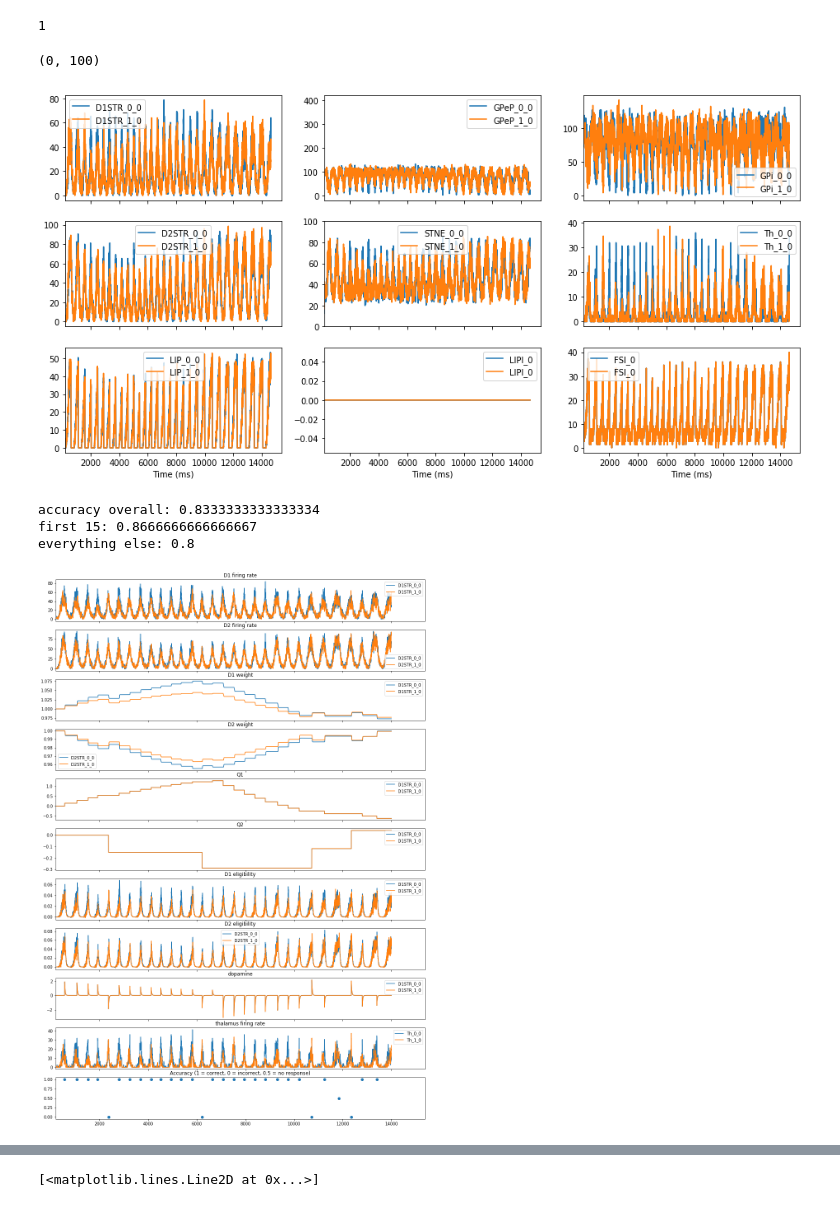
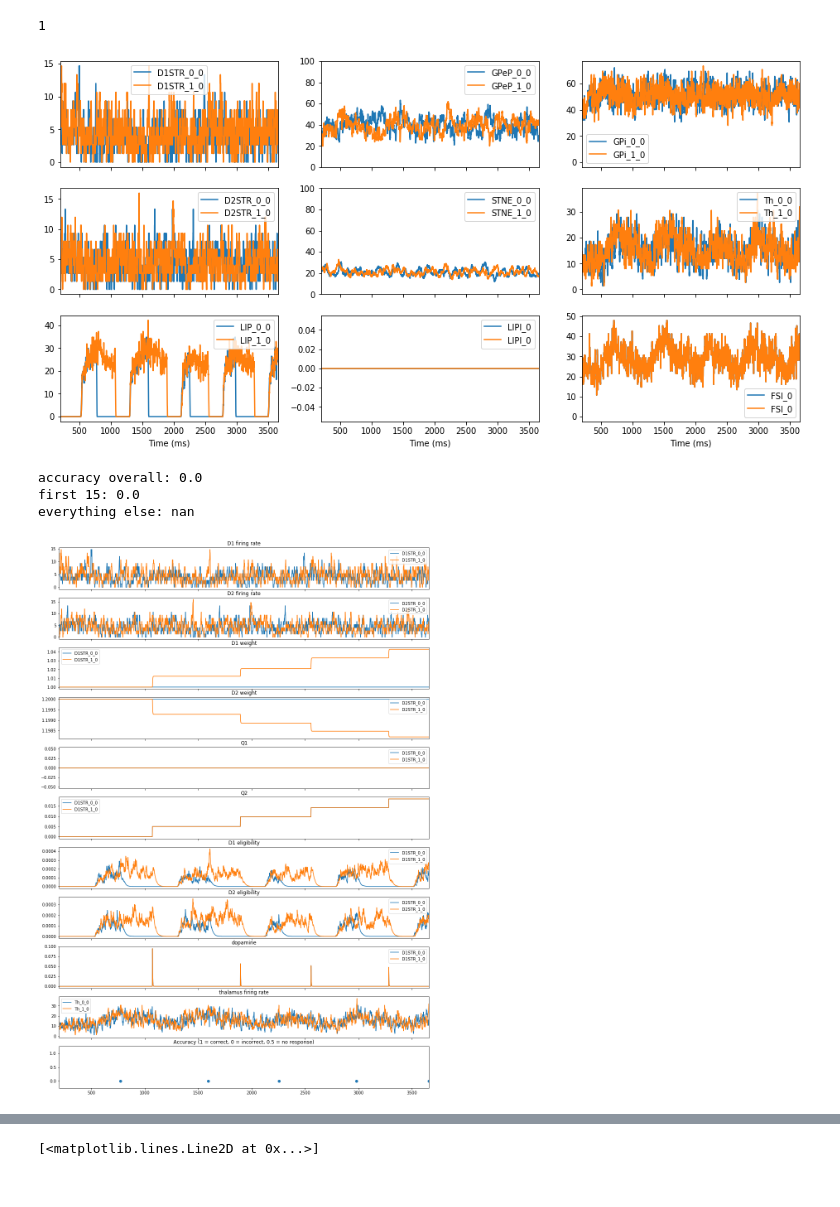
Before and after one commit to CoAxLab/CBGT, a Jupyter notebook: Continuous.ipynb, the cells around one changed output, grey strips where cells are left out. Drawn from its saved outputs; the diff is of its cells as text; code cells hidden in the pictures.

```diff
--- a/Continuous.ipynb
+++ b/Continuous.ipynb
@@ -29,24 +27,28 @@ ng.setDirectory("continuous022")
 # %%
+ng.setDirectory("Downloads/cbgt_300ms/testdir3")
+#ng.setDirectory("/Users/CatiVich/Documents/GitHub/continuous02")
+#ng.setDirectory("continuous03")
 t           = 0
-stim        = 2.52 # 2.9 #
+stim        = 2.9 # 2.52 # 2.7 #
 preset_dict = [{'cxd': {'dest': [0, 1], 'mult': [1, 1], 'src': [0, 1]}, #[1.0325, 0.96]
              'cxi': {'dest': [0, 1], 'mult': [1.0, 1.0], 'src': [0, 1]}}]
+
 
 Choices     =    2
 BaseStim    =    [0.00]
 Dynamic     =    [30.0]
-Start       =    200
+Start       =    500
 popscale    =    0.3
 
 GPiExtEff   =   5.925
-STNExtEff   =   2.59
-STNExtFreq  =   4.45
+STNExtEff   =   1.6    #2.59    #1.59
+STNExtFreq  =   1.195  #0.445
 
-CxSTR      =    0.025
-CxTh       =    0.05
-CxFSI      =    0.02
-ThSTR      =    [0.0375]
-ThCx       =    0.001
+CxSTR      =    0.0025    #0.25
+CxTh       =    0.05    #0.003   #0.015
+CxFSI      =    0.02    #0.2
+ThSTR      =    [0.0375] # 0.375
+ThCx       =    0.001   #0.01
 
 sweepcount = ng.configureSweep(0, experiment='mc', preset=preset_dict,
                                 Start=Start, popscale=popscale,
@@ -61,9 +63,7 @@ sweepcount
 # %% [output]
 1
 # %%
-ng.compileOnly(1,0,sweepcount)
+ng.compileAndRunSweep(1,0,sweepcount)
-# %%
-ng.compileAndRunSweep(8,0,sweepcount)
 # %%
 results = ng.readAllTrialResults(8,0,sweepcount,['popfreqs','popweights','popQ1s','popQ2s','dopamine', 'popEs'])
 # %%
@@ -74,31 +74,33 @@ for sn in range(sweepcount):
         decisions[sn].append(ng.findOutputs2(result)['decisions'])
 #decisions
 # %%
-result = results[0][3]
+result = results[0][0]
 
 f, (ax1, ax2, ax3) = plt.subplots(3, 3, figsize=(16,8), sharex=True)
 for i in range(0,result['dims']['choices']):
     result['popfreqs'].plot(x='Time (ms)', y='D1STR_'+str(i)+'_0', ax=ax1[0])
     result['popfreqs'].plot(x='Time (ms)', y='GPeP_'+str(i)+'_0', ax=ax1[1])
     result['popfreqs'].plot(x='Time (ms)', y='GPi_'+str(i)+'_0', ax=ax1[2])
     result['popfreqs'].plot(x='Time (ms)', y='D2STR_'+str(i)+'_0', ax=ax2[0])
     result['popfreqs'].plot(x='Time (ms)', y='STNE_'+str(i)+'_0', ax=ax2[1])
     result['popfreqs'].plot(x='Time (ms)', y='Th_'+str(i)+'_0', ax=ax2[2])
     result['popfreqs'].plot(x='Time (ms)', y='LIP_'+str(i)+'_0', ax=ax3[0])
     result['popfreqs'].plot(x='Time (ms)', y='LIPI_0', ax=ax3[1])
     result['popfreqs'].plot(x='Time (ms)', y='FSI'+'_0', ax=ax3[2])
 
 for ax, axx, axxx in zip(ax1, ax2, ax3):
     ax.set_xlim(200, ax.get_xlim()[-1])#(750,900)#
     axx.set_xlim(200, axx.get_xlim()[-1])#(750,900)#
     axxx.set_xlim(200, axxx.get_xlim()[-1])#(750,900)#
 
 ax2[1].set_ylim(0,100)
+ax1[1].set_ylim(0,100)
+
+plt.savefig('FR_ramping.png', dpi=400)
 # %% [output]
-(0, 100)
-[figure, old version]
+[figure, new version]
 # %%
-simnum = 6
+simnum = 0
 
 result = results[0][simnum]
 
@@ -129,11 +131,16 @@ for i in range(0,result['dims']['choices']):
     result['popfreqs'].plot(x='Time (ms)', y='Th_'+str(i)+'_0', ax=ax10, title='thalamus firing rate')
 
 
-ax1.set_xlim(200, ax.get_xlim()[-1])#(250,750)#(200, ax.get_xlim()[-1])#(2500,2750)#(200, ax.get_xlim()[-1])#(750,1200)#
-ax2.set_xlim(200, ax.get_xlim()[-1])#(250,750)#(200, ax.get_xlim()[-1])#(2500,2750)#(200, ax.get_xlim()[-1])#(750,1200)#(750,1000)#
+ax1.set_xlim(200, ax.get_xlim()[-1])#(250,750)#(2500,2750)#(750,1200)#(750,1000)#(200, ax.get_xlim()[-1])#
+ax2.set_xlim(200, ax.get_xlim()[-1])#(250,750)#(2500,2750)#(750,1200)#(750,1000)#(200, ax.get_xlim()[-1])#
+#ax1.set_xlim(0, 1000)#(250,750)#
+#ax2.set_xlim(0, 1000)#(250,750)#
+
+
 
 ax11.plot(reacttimes,reactions, marker='o', linestyle='None')
 ax11.set_title('Accuracy (1 = correct, 0 = incorrect, 0.5 = no response)')
+ax11.set_ylim(-0.25,1.25)
 
 #ax3.set_ylim(.995,1.0025)
 
@@ -142,11 +149,12 @@ print('first 15: ' + str(np.mean(reactions[:15])))
 print('everything else: ' + str(np.mean(reactions[15:])))
 
 #plt.savefig('/home/mclapp/Desktop/90_10_prob_feeback.png', dpi=400)
+plt.savefig('test.png', dpi=400)
 # %% [output]
-accuracy overall: 0.8333333333333334
-first 15: 0.8666666666666667
-everything else: 0.8
+accuracy overall: 0.0
+first 15: 0.0
+everything else: nan
-[figure, old version]
+[figure, new version]
 # %%
 reacttimes
 # %% [output]
```
Also changed, not shown: parts of 5 cells of this notebook, 2 other files.
